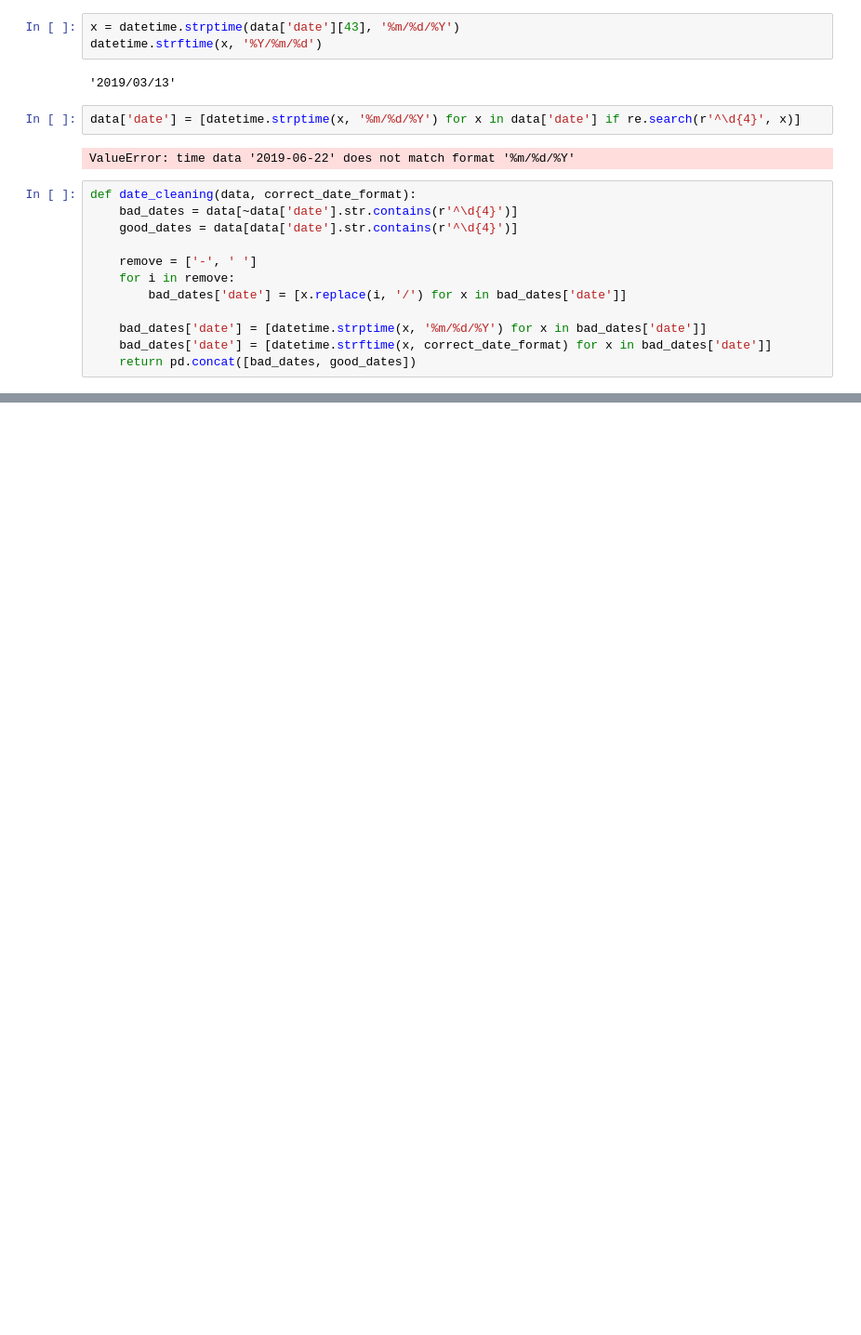
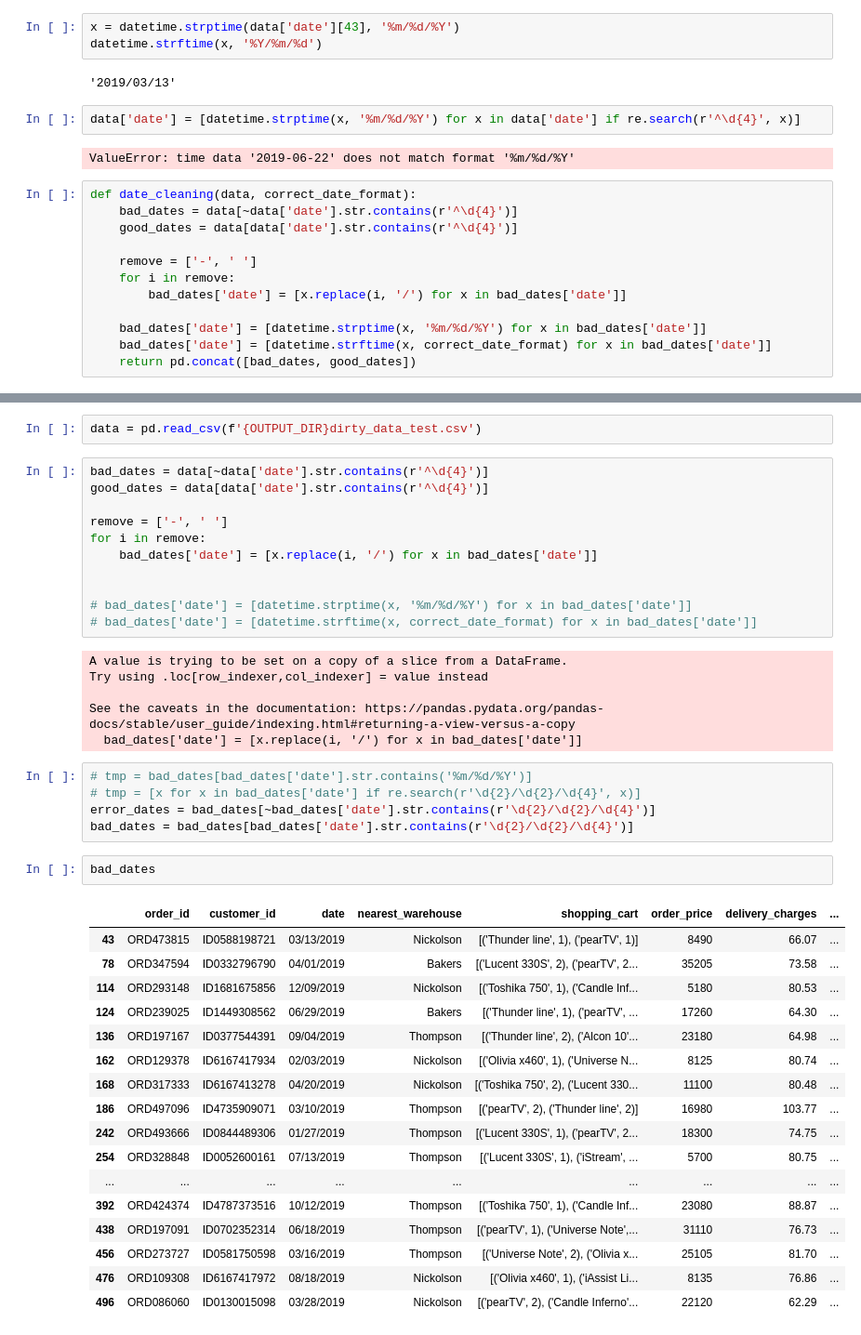
Before and after one commit to reganjohnd/Data-Cleaning, a Jupyter notebook: testing.ipynb, the cells around one changed output, grey strips where cells are left out. Shown at 93% size. Cells and saved outputs as stored; diff of their text form; blank space fills up the shorter version.

```diff
--- a/testing.ipynb
+++ b/testing.ipynb
@@ -77,0 +112,44 @@ output.to_csv('G:\\My Drive\\DANIELS ECOSYSTEM\\extracurricularActivities\\DataS
+# %%
+data = pd.read_csv(f'{OUTPUT_DIR}dirty_data_test.csv')
+# %%
+bad_dates = data[~data['date'].str.contains(r'^\d{4}')]
+good_dates = data[data['date'].str.contains(r'^\d{4}')]
+
+remove = ['-', ' ']
+for i in remove:
+    bad_dates['date'] = [x.replace(i, '/') for x in bad_dates['date']]
+
+
+# bad_dates['date'] = [datetime.strptime(x, '%m/%d/%Y') for x in bad_dates['date']]
+# bad_dates['date'] = [datetime.strftime(x, correct_date_format) for x in bad_dates['date']]
+# %% [output]
+A value is trying to be set on a copy of a slice from a DataFrame.
+Try using .loc[row_indexer,col_indexer] = value instead
+
+See the caveats in the documentation: https://pandas.pydata.org/pandas-docs/stable/user_guide/indexing.html#returning-a-view-versus-a-copy
+  bad_dates['date'] = [x.replace(i, '/') for x in bad_dates['date']]
+# %%
+# tmp = bad_dates[bad_dates['date'].str.contains('%m/%d/%Y')]
+# tmp = [x for x in bad_dates['date'] if re.search(r'\d{2}/\d{2}/\d{4}', x)]
+error_dates = bad_dates[~bad_dates['date'].str.contains(r'\d{2}/\d{2}/\d{4}')]
+bad_dates = bad_dates[bad_dates['date'].str.contains(r'\d{2}/\d{2}/\d{4}')]
+# %%
+bad_dates
+# %% [output]
+|  | order_id | customer_id | date | nearest_warehouse | shopping_cart | order_price | delivery_charges | ... |
+| 43 | ORD473815 | ID0588198721 | 03/13/2019 | Nickolson | [('Thunder line', 1), ('pearTV', 1)] | 8490 | 66.07 | ... |
+| 78 | ORD347594 | ID0332796790 | 04/01/2019 | Bakers | [('Lucent 330S', 2), ('pearTV', 2... | 35205 | 73.58 | ... |
+| 114 | ORD293148 | ID1681675856 | 12/09/2019 | Nickolson | [('Toshika 750', 1), ('Candle Inf... | 5180 | 80.53 | ... |
+| 124 | ORD239025 | ID1449308562 | 06/29/2019 | Bakers | [('Thunder line', 1), ('pearTV', ... | 17260 | 64.30 | ... |
+| 136 | ORD197167 | ID0377544391 | 09/04/2019 | Thompson | [('Thunder line', 2), ('Alcon 10'... | 23180 | 64.98 | ... |
+| 162 | ORD129378 | ID6167417934 | 02/03/2019 | Nickolson | [('Olivia x460', 1), ('Universe N... | 8125 | 80.74 | ... |
+| 168 | ORD317333 | ID6167413278 | 04/20/2019 | Nickolson | [('Toshika 750', 2), ('Lucent 330... | 11100 | 80.48 | ... |
+| 186 | ORD497096 | ID4735909071 | 03/10/2019 | Thompson | [('pearTV', 2), ('Thunder line', 2)] | 16980 | 103.77 | ... |
+| 242 | ORD493666 | ID0844489306 | 01/27/2019 | Thompson | [('Lucent 330S', 1), ('pearTV', 2... | 18300 | 74.75 | ... |
+| 254 | ORD328848 | ID0052600161 | 07/13/2019 | Thompson | [('Lucent 330S', 1), ('iStream', ... | 5700 | 80.75 | ... |
+| ... | ... | ... | ... | ... | ... | ... | ... | ... |
+| 392 | ORD424374 | ID4787373516 | 10/12/2019 | Thompson | [('Toshika 750', 1), ('Candle Inf... | 23080 | 88.87 | ... |
+| 438 | ORD197091 | ID0702352314 | 06/18/2019 | Thompson | [('pearTV', 1), ('Universe Note',... | 31110 | 76.73 | ... |
+| 456 | ORD273727 | ID0581750598 | 03/16/2019 | Thompson | [('Universe Note', 2), ('Olivia x... | 25105 | 81.70 | ... |
+| 476 | ORD109308 | ID6167417972 | 08/18/2019 | Nickolson | [('Olivia x460', 1), ('iAssist Li... | 8135 | 76.86 | ... |
+| 496 | ORD086060 | ID0130015098 | 03/28/2019 | Nickolson | [('pearTV', 2), ('Candle Inferno'... | 22120 | 62.29 | ... |
```
Also changed, not shown: parts of 8 cells of this notebook, 1 other file.
